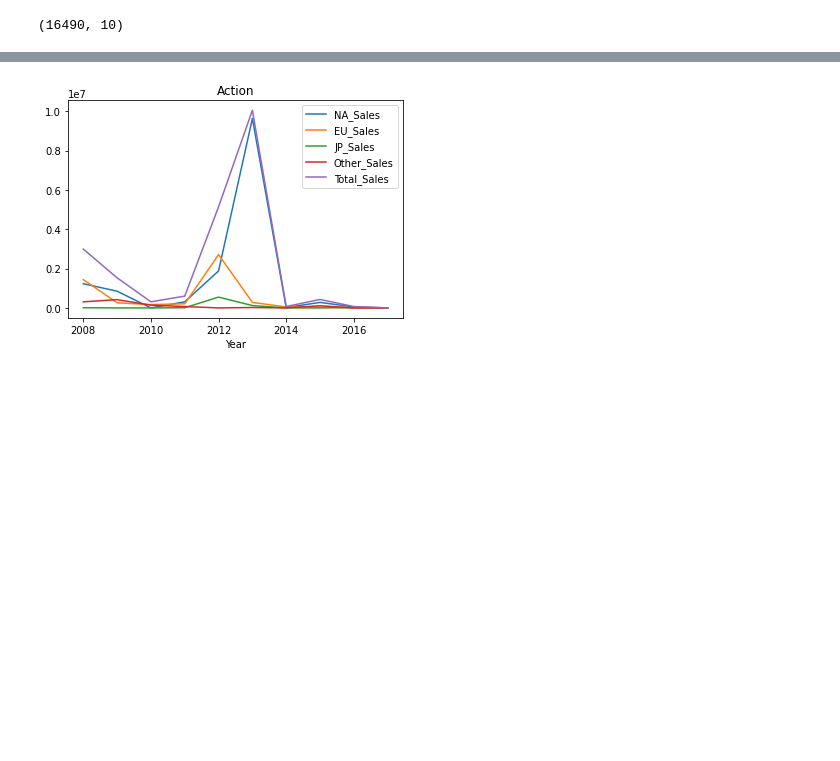
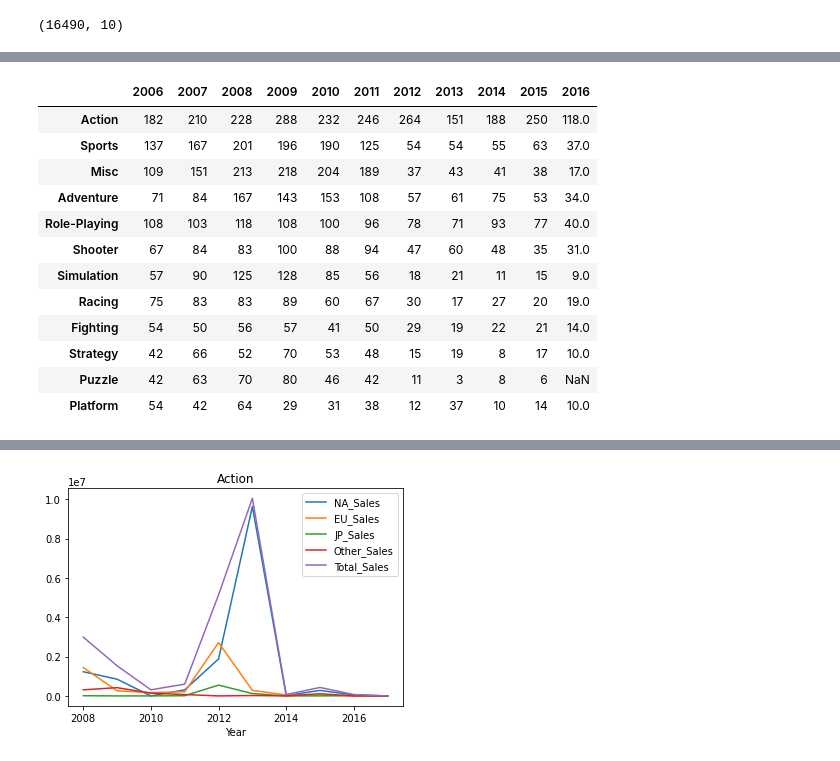
Before and after one commit to HyoungsungKim/Studying-Data-science, a Jupyter notebook: Toy-project/statistical_analysis_basic.ipynb, the cells around one changed output, grey strips where cells are left out. Cells and saved outputs as stored; diff of their text form; code cells hidden in the pictures; blank space fills up the shorter version.

```diff
--- a/Toy-project/statistical_analysis_basic.ipynb
+++ b/Toy-project/statistical_analysis_basic.ipynb
@@ -388,0 +306,2 @@ df.shape
+# %%
+df.reset_index(drop=True, inplace=True)
@@ -425,0 +422,16 @@ genre_list
+# %%
+genre_over_year
+# %% [output]
+|  | 2006 | 2007 | 2008 | 2009 | 2010 | 2011 | 2012 | 2013 | 2014 | 2015 | 2016 |
+| Action | 182 | 210 | 228 | 288 | 232 | 246 | 264 | 151 | 188 | 250 | 118.0 |
+| Sports | 137 | 167 | 201 | 196 | 190 | 125 | 54 | 54 | 55 | 63 | 37.0 |
+| Misc | 109 | 151 | 213 | 218 | 204 | 189 | 37 | 43 | 41 | 38 | 17.0 |
+| Adventure | 71 | 84 | 167 | 143 | 153 | 108 | 57 | 61 | 75 | 53 | 34.0 |
+| Role-Playing | 108 | 103 | 118 | 108 | 100 | 96 | 78 | 71 | 93 | 77 | 40.0 |
+| Shooter | 67 | 84 | 83 | 100 | 88 | 94 | 47 | 60 | 48 | 35 | 31.0 |
+| Simulation | 57 | 90 | 125 | 128 | 85 | 56 | 18 | 21 | 11 | 15 | 9.0 |
+| Racing | 75 | 83 | 83 | 89 | 60 | 67 | 30 | 17 | 27 | 20 | 19.0 |
+| Fighting | 54 | 50 | 56 | 57 | 41 | 50 | 29 | 19 | 22 | 21 | 14.0 |
+| Strategy | 42 | 66 | 52 | 70 | 53 | 48 | 15 | 19 | 8 | 17 | 10.0 |
+| Puzzle | 42 | 63 | 70 | 80 | 46 | 42 | 11 | 3 | 8 | 6 | NaN |
+| Platform | 54 | 42 | 64 | 29 | 31 | 38 | 12 | 37 | 10 | 14 | 10.0 |
```
Also changed, not shown: parts of 32 cells of this notebook.
